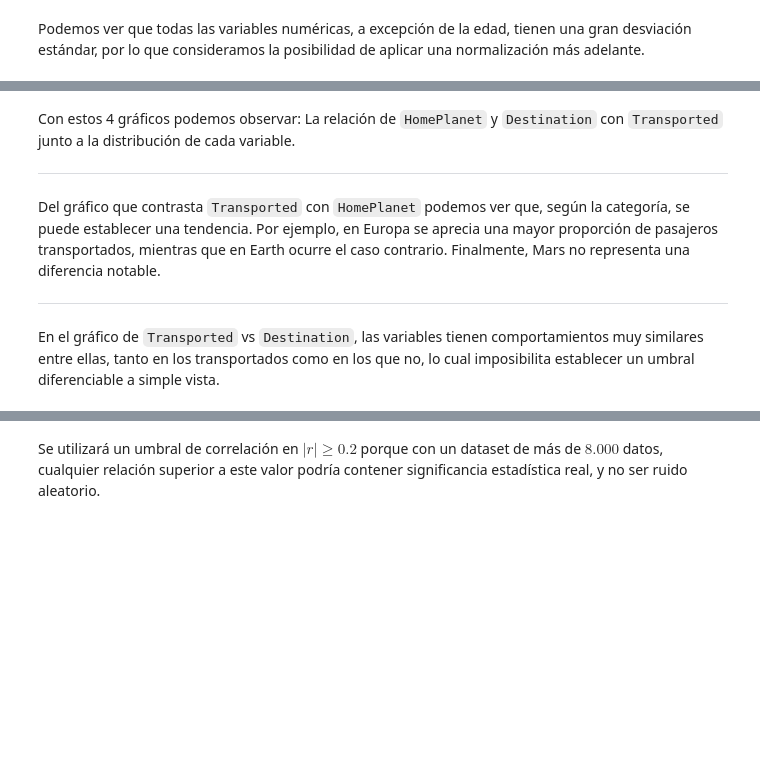
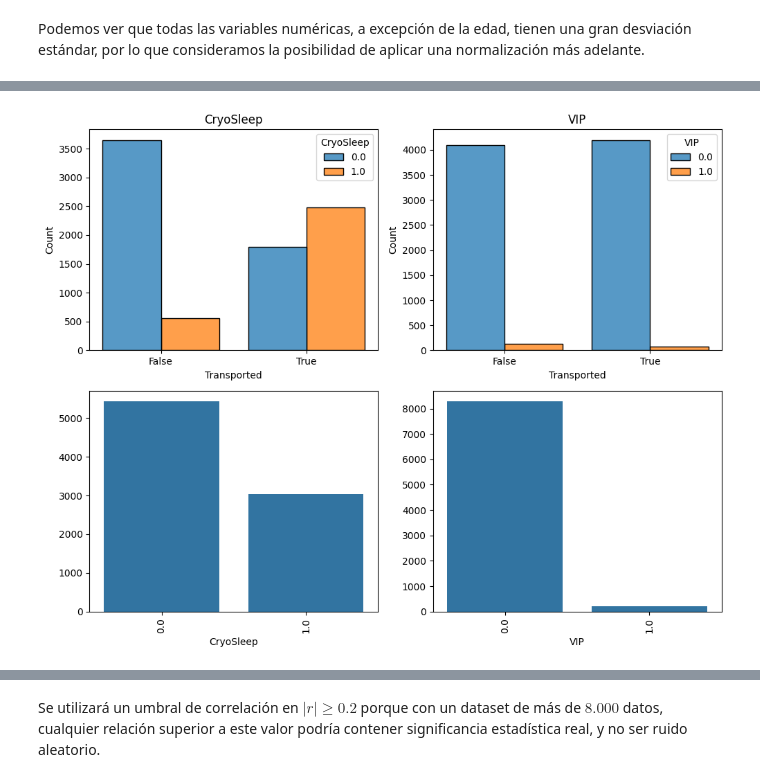
Before and after one commit to Sam-eb/Modelos-1-2026-2, a Jupyter notebook: Proyecto_Modelos_1.ipynb, the cells around one changed output, grey strips where cells are left out. Drawn from its saved outputs; the diff is of its cells as text; code cells hidden in the pictures; blank space fills up the shorter version.

```diff
--- a/Proyecto_Modelos_1.ipynb
+++ b/Proyecto_Modelos_1.ipynb
@@ -69,32 +187,23 @@ sns.pairplot(data_set[cols])
 # %%
 plt.figure(figsize=(20,8))
-for i, c in enumerate(["HomePlanet","Destination"]):
-
+for i, c in enumerate(["CryoSleep", "VIP"]):
     plt.subplot(2, 4, i+1)
     k = data_set[[c, "Transported"]].dropna().copy()
-    k["Transported"] = k["Transported"].astype(str)  # <- clave: lo vuelve categórico
+    k[c] = k[c].astype(str)  # Convertir a string para visualización categórica
+    k["Transported"] = k["Transported"].astype(str)
 
     sns.histplot(data=k, x="Transported", hue=c, multiple="dodge", shrink=0.8)
     plt.title(c)
 
     plt.subplot(2, 4, i+5)
     vc = data_set[c].dropna().value_counts()
     sns.barplot(x=vc.index, y=vc.values)
     plt.xticks(range(len(vc)), vc.index, rotation="vertical")
 
 plt.tight_layout()
 plt.show()
+# %% [output]
+[figure, added]
-# %% [markdown]
-Con estos 4 gráficos podemos observar:
-La relación de `HomePlanet` y `Destination` con `Transported` junto a la distribución de cada variable.
-
-----
-
-Del gráfico que contrasta `Transported` con `HomePlanet` podemos ver que, según la categoría, se puede establecer una tendencia. Por ejemplo, en Europa se aprecia una mayor proporción de pasajeros transportados, mientras que en Earth ocurre el caso contrario. Finalmente, Mars no representa una diferencia notable.
-
----
-
-En el gráfico de `Transported` vs `Destination`, las variables tienen comportamientos muy similares entre ellas, tanto en los transportados como en los que no, lo cual imposibilita establecer un umbral diferenciable a simple vista.
 # %%
 vip_bool = data_set["VIP"].to_list()
 vip_int = []
```
Also changed, not shown: parts of 15 cells of this notebook.
